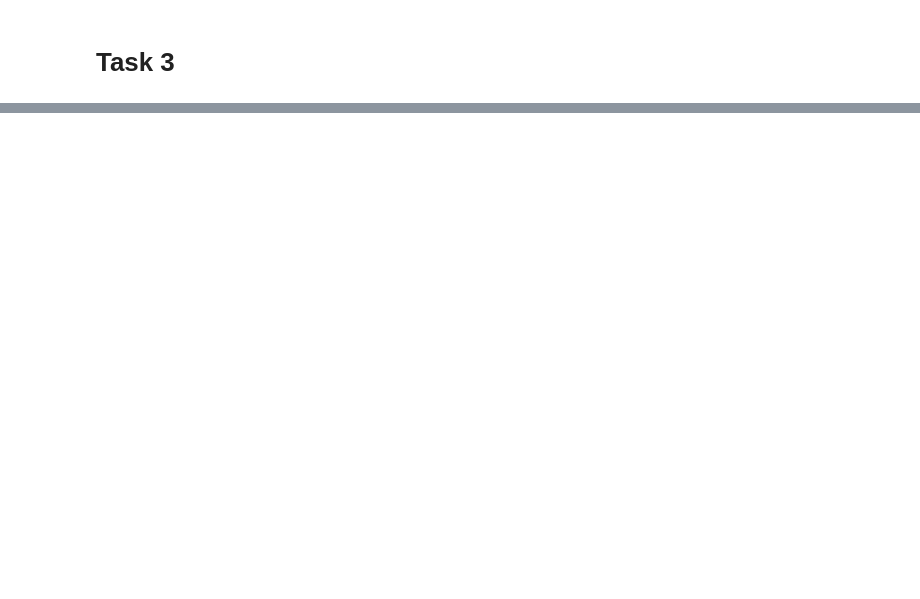
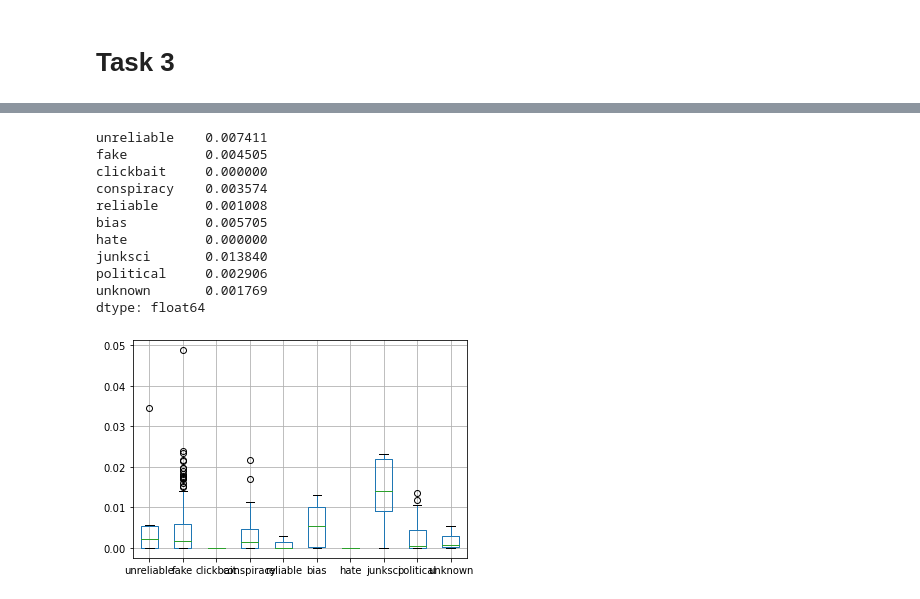
Before and after one commit to Numinator/ds, a Jupyter notebook: MS1/ms1.ipynb, the cells around one changed output, grey strips where cells are left out. Cells and saved outputs as stored; diff of their text form; code cells hidden in the pictures; blank space fills up the shorter version.

```diff
--- a/MS1/ms1.ipynb
+++ b/MS1/ms1.ipynb
@@ -97,0 +138,15 @@ IndexingError: Unalignable boolean Series provided as indexer (index of the bool
+# %%
+type_URLfreq_relation(df)
+# %% [output]
+unreliable    0.007411
+fake          0.004505
+clickbait     0.000000
+conspiracy    0.003574
+reliable      0.001008
+bias          0.005705
+hate          0.000000
+junksci       0.013840
+political     0.002906
+unknown       0.001769
+dtype: float64
+[figure, added]
```
Also changed, not shown: parts of 8 cells of this notebook.
